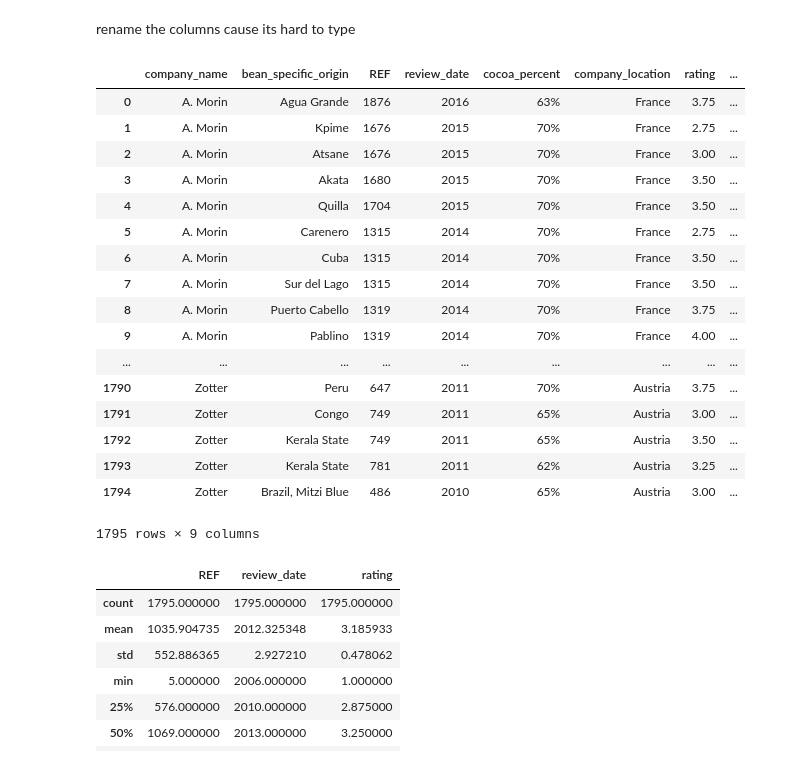
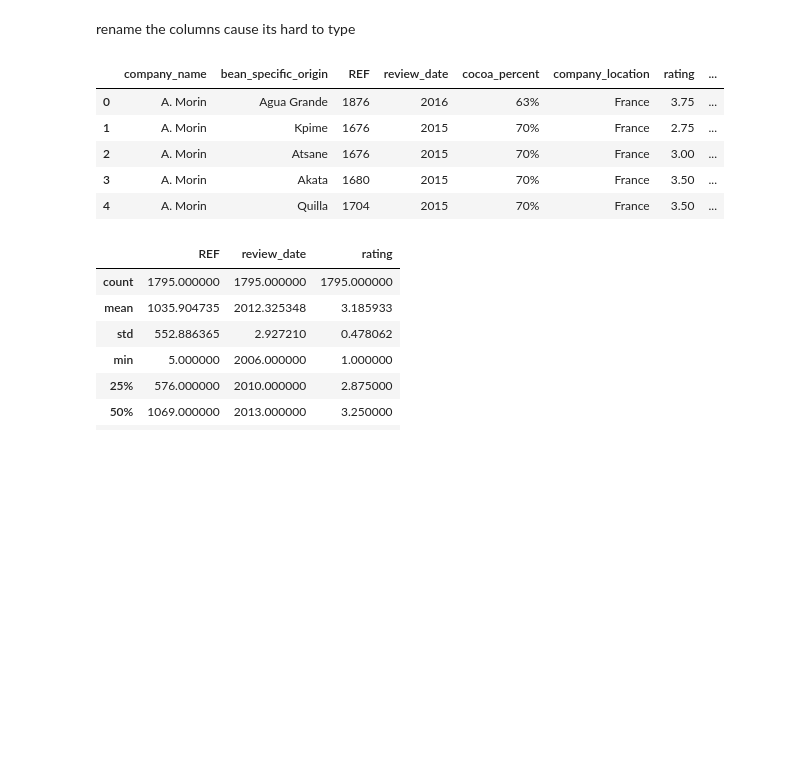
Before and after one commit to jeussantiago/chocolate_bar_rating, a Jupyter notebook: data/cocoa_clean.ipynb, the cells around one changed output. Drawn from its saved outputs; the diff is of its cells as text; code cells hidden in the pictures; blank space fills up the shorter version.

```diff
--- a/data/cocoa_clean.ipynb
+++ b/data/cocoa_clean.ipynb
@@ -29,26 +29,14 @@ new_col_names = {
 }
 data.rename(columns=new_col_names, inplace=True)
 # %%
-data
+data.head()
 # %% [output]
 |  | company_name | bean_specific_origin | REF | review_date | cocoa_percent | company_location | rating | ... |
 | 0 | A. Morin | Agua Grande | 1876 | 2016 | 63% | France | 3.75 | ... |
 | 1 | A. Morin | Kpime | 1676 | 2015 | 70% | France | 2.75 | ... |
 | 2 | A. Morin | Atsane | 1676 | 2015 | 70% | France | 3.00 | ... |
 | 3 | A. Morin | Akata | 1680 | 2015 | 70% | France | 3.50 | ... |
 | 4 | A. Morin | Quilla | 1704 | 2015 | 70% | France | 3.50 | ... |
-| 5 | A. Morin | Carenero | 1315 | 2014 | 70% | France | 2.75 | ... |
-| 6 | A. Morin | Cuba | 1315 | 2014 | 70% | France | 3.50 | ... |
-| 7 | A. Morin | Sur del Lago | 1315 | 2014 | 70% | France | 3.50 | ... |
-| 8 | A. Morin | Puerto Cabello | 1319 | 2014 | 70% | France | 3.75 | ... |
-| 9 | A. Morin | Pablino | 1319 | 2014 | 70% | France | 4.00 | ... |
-| ... | ... | ... | ... | ... | ... | ... | ... | ... |
-| 1790 | Zotter | Peru | 647 | 2011 | 70% | Austria | 3.75 | ... |
-| 1791 | Zotter | Congo | 749 | 2011 | 65% | Austria | 3.00 | ... |
-| 1792 | Zotter | Kerala State | 749 | 2011 | 65% | Austria | 3.50 | ... |
-| 1793 | Zotter | Kerala State | 781 | 2011 | 62% | Austria | 3.25 | ... |
-| 1794 | Zotter | Brazil, Mitzi Blue | 486 | 2010 | 65% | Austria | 3.00 | ... |
-1795 rows × 9 columns
 # %%
 data.describe()
 # %% [output]
```
Also changed, not shown: parts of 9 cells of this notebook, 3 other files.
